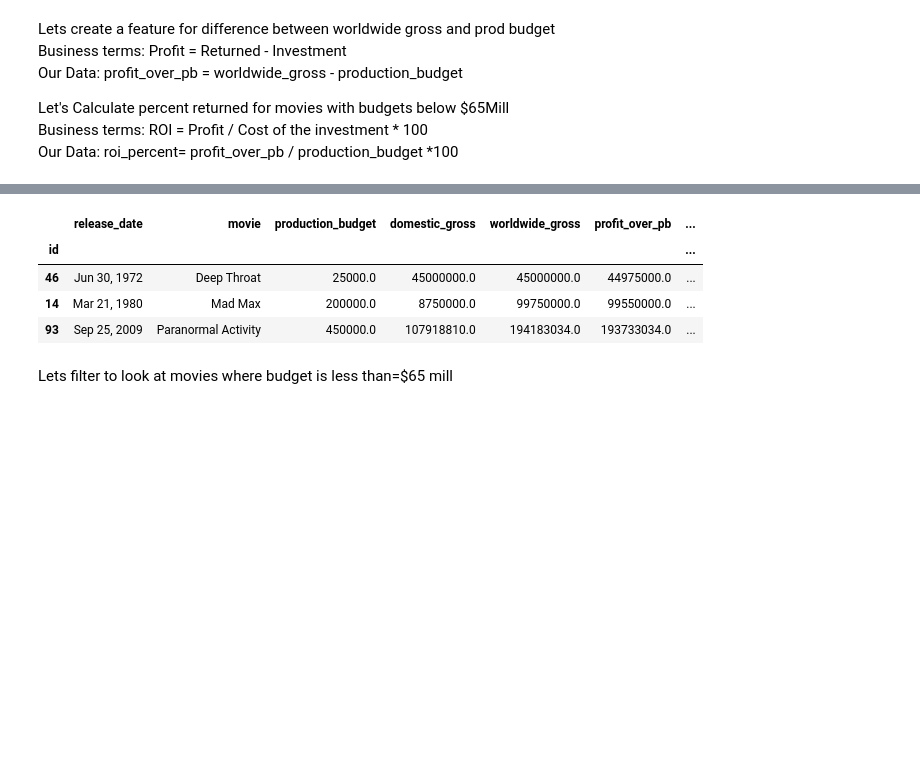
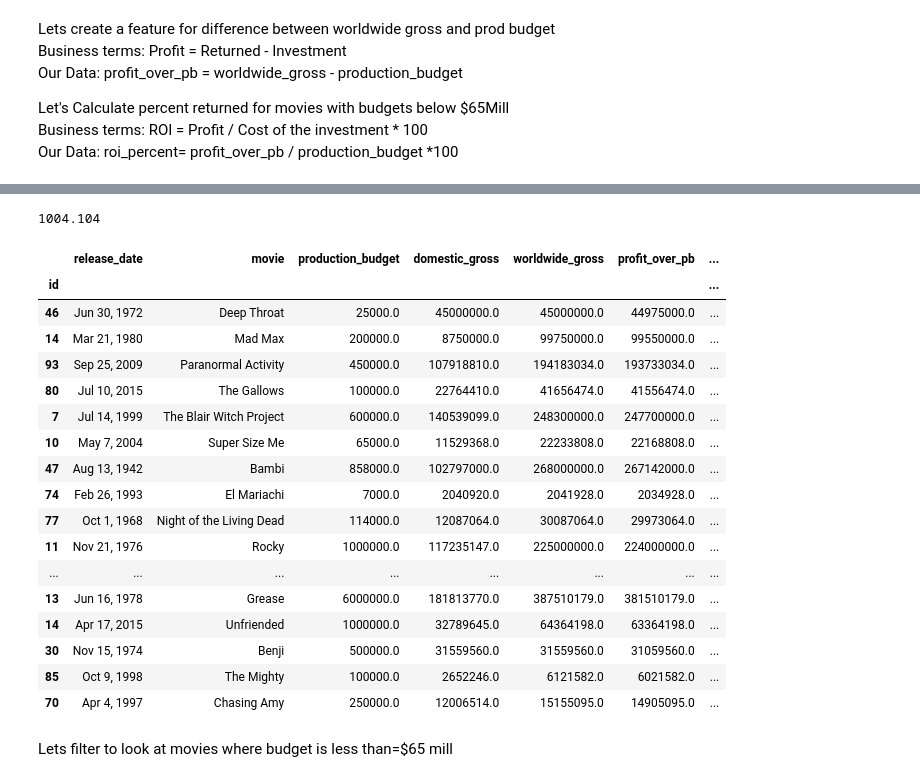
Before and after one commit to SunTzuLombardi/MovieStudioCapstone, a Jupyter notebook: code/eda_notebook.ipynb, the cells around one changed output, grey strips where cells are left out. Saved outputs shown, nothing was run; the diff lists cells and outputs as text; code cells hidden in the pictures; blank space fills up the shorter version.

```diff
--- a/code/eda_notebook.ipynb
+++ b/code/eda_notebook.ipynb
@@ -128,12 +150,29 @@ df_tn_movie_budget['production_budget'])*100,1)#round to 1 digit
+# %%
+2.008208e+09/2000000.0
+# %% [output]
+1004.104
 # %%
 #Sort on roi_percent
-df_tn_movie_budget.sort_values(by='roi_percent',ascending = False).head(3)
+df_tn_movie_budget.sort_values(by='roi_percent',ascending = False).head(50)
 # %% [output]
 |  | release_date | movie | production_budget | domestic_gross | worldwide_gross | profit_over_pb | ... |
 | id |  |  |  |  |  |  | ... |
 | 46 | Jun 30, 1972 | Deep Throat | 25000.0 | 45000000.0 | 45000000.0 | 44975000.0 | ... |
 | 14 | Mar 21, 1980 | Mad Max | 200000.0 | 8750000.0 | 99750000.0 | 99550000.0 | ... |
 | 93 | Sep 25, 2009 | Paranormal Activity | 450000.0 | 107918810.0 | 194183034.0 | 193733034.0 | ... |
+| 80 | Jul 10, 2015 | The Gallows | 100000.0 | 22764410.0 | 41656474.0 | 41556474.0 | ... |
+| 7 | Jul 14, 1999 | The Blair Witch Project | 600000.0 | 140539099.0 | 248300000.0 | 247700000.0 | ... |
+| 10 | May 7, 2004 | Super Size Me | 65000.0 | 11529368.0 | 22233808.0 | 22168808.0 | ... |
+| 47 | Aug 13, 1942 | Bambi | 858000.0 | 102797000.0 | 268000000.0 | 267142000.0 | ... |
+| 74 | Feb 26, 1993 | El Mariachi | 7000.0 | 2040920.0 | 2041928.0 | 2034928.0 | ... |
+| 77 | Oct 1, 1968 | Night of the Living Dead | 114000.0 | 12087064.0 | 30087064.0 | 29973064.0 | ... |
+| 11 | Nov 21, 1976 | Rocky | 1000000.0 | 117235147.0 | 225000000.0 | 224000000.0 | ... |
+| ... | ... | ... | ... | ... | ... | ... | ... |
+| 13 | Jun 16, 1978 | Grease | 6000000.0 | 181813770.0 | 387510179.0 | 381510179.0 | ... |
+| 14 | Apr 17, 2015 | Unfriended | 1000000.0 | 32789645.0 | 64364198.0 | 63364198.0 | ... |
+| 30 | Nov 15, 1974 | Benji | 500000.0 | 31559560.0 | 31559560.0 | 31059560.0 | ... |
+| 85 | Oct 9, 1998 | The Mighty | 100000.0 | 2652246.0 | 6121582.0 | 6021582.0 | ... |
+| 70 | Apr 4, 1997 | Chasing Amy | 250000.0 | 12006514.0 | 15155095.0 | 14905095.0 | ... |
 # %% [markdown]
 Lets filter to look at movies where budget is less than=$65 mill
 # %%
```
Also changed, not shown: parts of 39 cells of this notebook, 2 other files.
